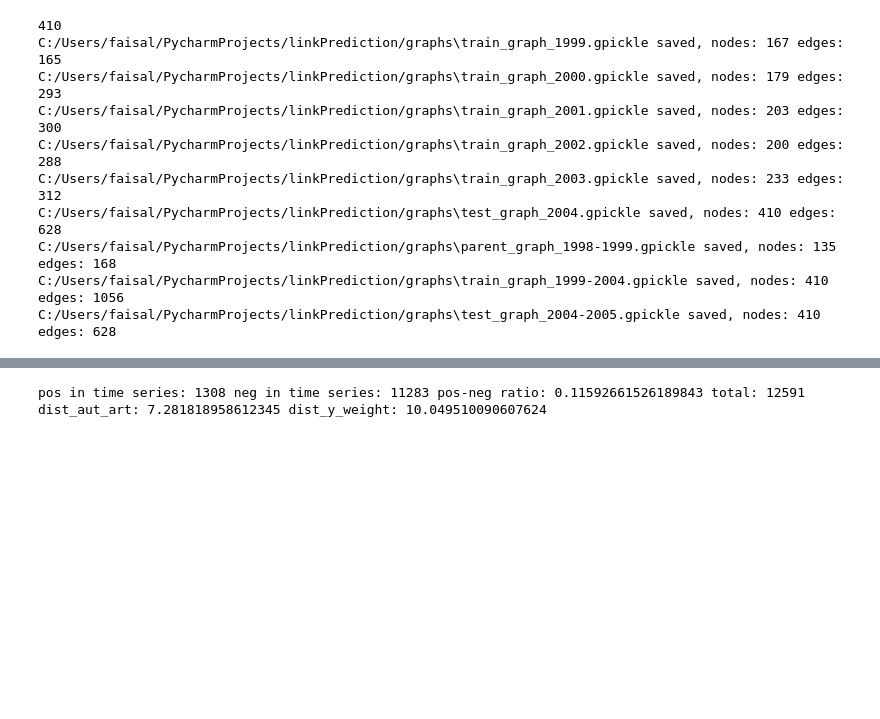
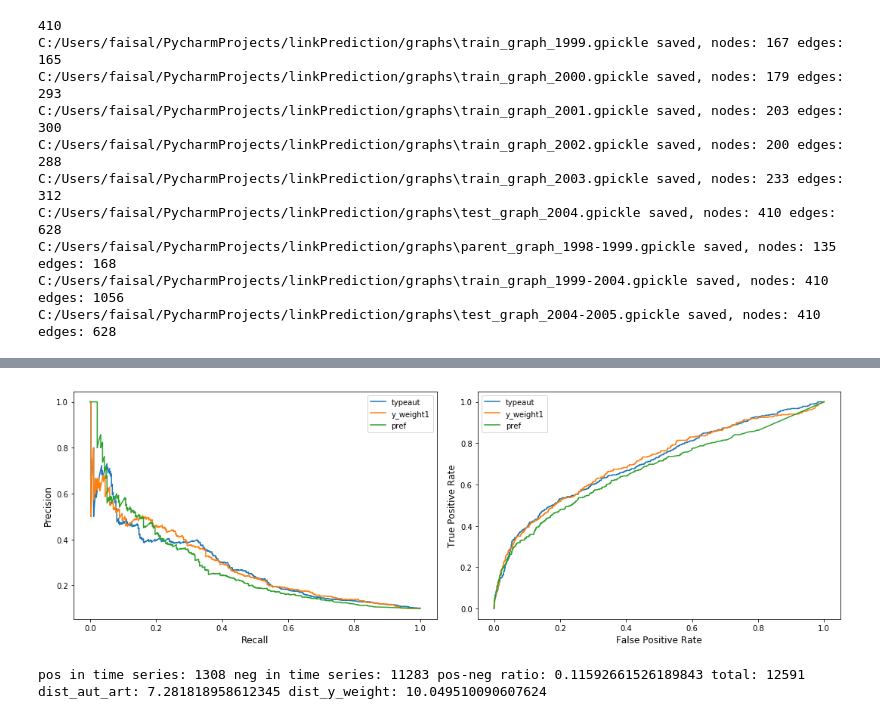
Before and after one commit to ffaisal93/linkPrediction, a Jupyter notebook: link_prediction.ipynb, the cells around one changed output, grey strips where cells are left out. Cells and saved outputs as stored; diff of their text form; code cells hidden in the pictures; blank space fills up the shorter version.

```diff
--- a/link_prediction.ipynb
+++ b/link_prediction.ipynb
@@ -173,3 +180,27 @@ auc
+# %%
+plt.figure(figsize=(15,5))
+plt.subplot(1,2,1)
+for i,row in enumerate(results):
+    if i!=2:
+        plt.plot(row['recall'],row['precision'],label = row['model name'].split('-')[2])
+plt.legend(loc='best')
+#plt.title("", position=(0.3, 0.8),fontsize=12)
+plt.xlabel('Recall', fontsize=12)
+plt.ylabel('Precision', fontsize=12)
+plt.subplot(1,2,2)
+for i,row in enumerate(results):
+    if i!=2:
+        plt.plot(row['false positive'],row['true positive'],label = row['model name'].split('-')[2])
+plt.legend(loc='best')
+plt.xlabel('False Positive Rate', fontsize=12)
+plt.ylabel('True Positive Rate', fontsize=12)
+plt.tight_layout()
+fig_name = "PR and ROC curve"
+fig_file_name = os.path.join(datapath, fig_name + ".png")
+plt.savefig(fig_file_name)
+plt.show()
+# %% [output]
+[figure, added]
 # %%
 #specific feature set classification
 importlib.reload(fs)
```
Also changed, not shown: parts of 14 cells of this notebook, 11 other files.
